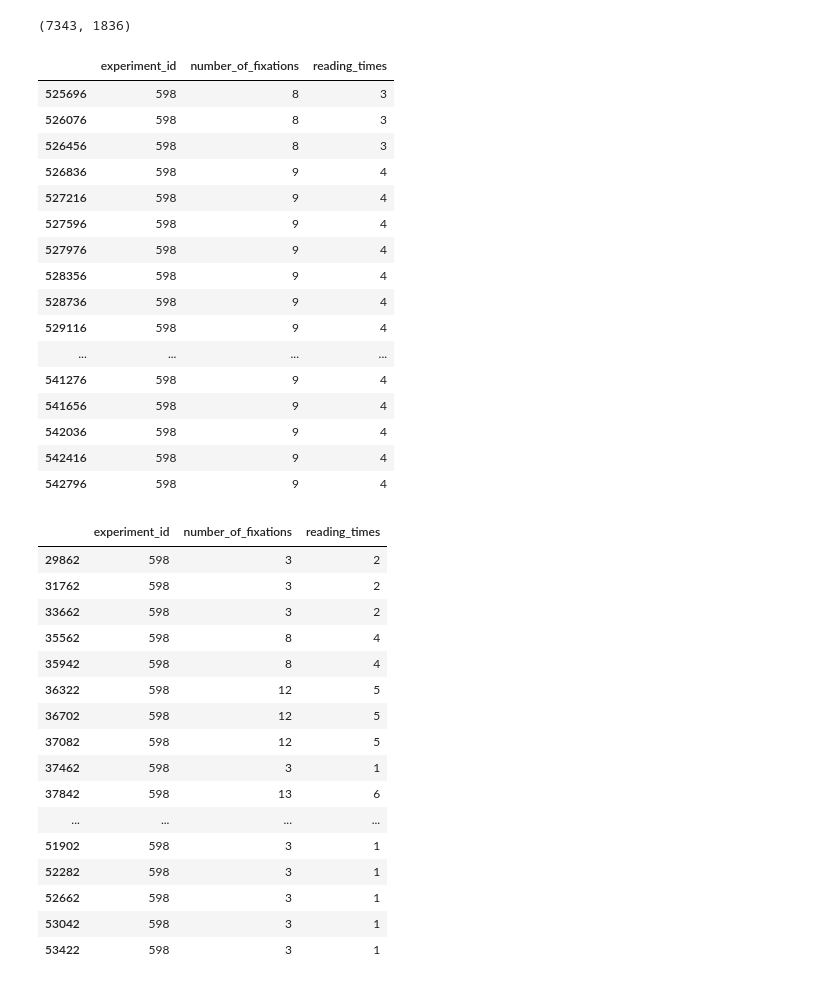
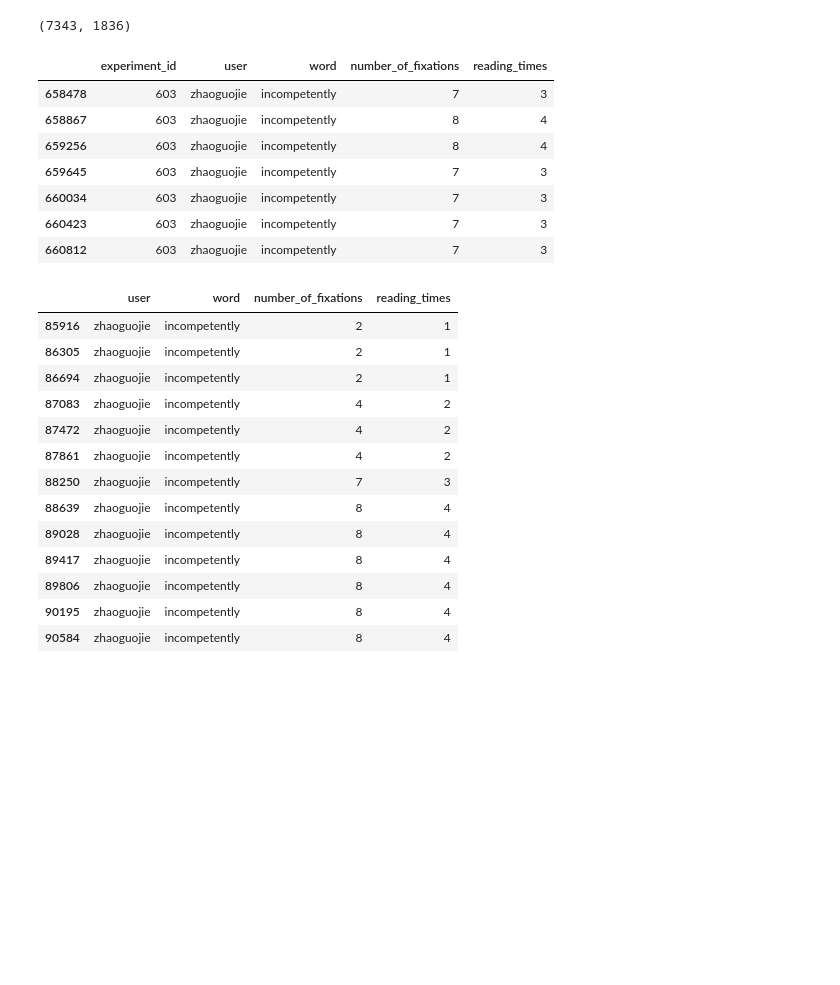
Before and after one commit to WhiteBlacken/reading, a Jupyter notebook: jupyter/data_analysis.ipynb, the cells around one changed output. Drawn from its saved outputs; the diff is of its cells as text; code cells hidden in the pictures; blank space fills up the shorter version.

```diff
--- a/jupyter/data_analysis.ipynb
+++ b/jupyter/data_analysis.ipynb
@@ -841,51 +841,46 @@ def draw_gaussian_person(counts_dict, rows, cols):
 # %%
 cols = ['experiment_id','number_of_fixations','reading_times']
 # %%
+# 查找需要检查的id
 import pandas as pd
+word = 'incompetently'
+cols = ['experiment_id','user','word','number_of_fixations','reading_times']
+
 data = pd.read_csv('dataset/2022-11-26-all.csv')
-data = data.loc[(data['word']=='Postgraduates')&(data['number_of_fixations']>=7)]
+data = data.loc[(data['word']==word)&(data['number_of_fixations']>=7)]
 data[cols]
 # %% [output]
-|  | experiment_id | number_of_fixations | reading_times |
-| 525696 | 598 | 8 | 3 |
-| 526076 | 598 | 8 | 3 |
-| 526456 | 598 | 8 | 3 |
-| 526836 | 598 | 9 | 4 |
-| 527216 | 598 | 9 | 4 |
-| 527596 | 598 | 9 | 4 |
-| 527976 | 598 | 9 | 4 |
-| 528356 | 598 | 9 | 4 |
-| 528736 | 598 | 9 | 4 |
-| 529116 | 598 | 9 | 4 |
-| ... | ... | ... | ... |
-| 541276 | 598 | 9 | 4 |
-| 541656 | 598 | 9 | 4 |
-| 542036 | 598 | 9 | 4 |
-| 542416 | 598 | 9 | 4 |
-| 542796 | 598 | 9 | 4 |
+|  | experiment_id | user | word | number_of_fixations | reading_times |
+| 658478 | 603 | zhaoguojie | incompetently | 7 | 3 |
+| 658867 | 603 | zhaoguojie | incompetently | 8 | 4 |
+| 659256 | 603 | zhaoguojie | incompetently | 8 | 4 |
+| 659645 | 603 | zhaoguojie | incompetently | 7 | 3 |
+| 660034 | 603 | zhaoguojie | incompetently | 7 | 3 |
+| 660423 | 603 | zhaoguojie | incompetently | 7 | 3 |
+| 660812 | 603 | zhaoguojie | incompetently | 7 | 3 |
 # %%
+# 检查新生成的特征的数量
+import pandas as pd
+word = 'incompetently'
+experiment_id = 603
+cols = ['user','word','number_of_fixations','reading_times']
 
-import pandas as pd
-data = pd.read_csv('dataset/2022-11-30test-all.csv')
-data = data.loc[(data['word']=='Postgraduates')&(data['experiment_id']==598)&(data['number_of_fixations']>0)]
-
+data = pd.read_csv('dataset/2022-11-30-test-all.csv')
+data = data.loc[(data['word']==word)&(data['number_of_fixations']>0)]
 data[cols]
 # %% [output]
-|  | experiment_id | number_of_fixations | reading_times |
-| 29862 | 598 | 3 | 2 |
-| 31762 | 598 | 3 | 2 |
-| 33662 | 598 | 3 | 2 |
-| 35562 | 598 | 8 | 4 |
-| 35942 | 598 | 8 | 4 |
-| 36322 | 598 | 12 | 5 |
-| 36702 | 598 | 12 | 5 |
-| 37082 | 598 | 12 | 5 |
-| 37462 | 598 | 3 | 1 |
-| 37842 | 598 | 13 | 6 |
-| ... | ... | ... | ... |
-| 51902 | 598 | 3 | 1 |
-| 52282 | 598 | 3 | 1 |
-| 52662 | 598 | 3 | 1 |
-| 53042 | 598 | 3 | 1 |
-| 53422 | 598 | 3 | 1 |
+|  | user | word | number_of_fixations | reading_times |
+| 85916 | zhaoguojie | incompetently | 2 | 1 |
+| 86305 | zhaoguojie | incompetently | 2 | 1 |
+| 86694 | zhaoguojie | incompetently | 2 | 1 |
+| 87083 | zhaoguojie | incompetently | 4 | 2 |
+| 87472 | zhaoguojie | incompetently | 4 | 2 |
+| 87861 | zhaoguojie | incompetently | 4 | 2 |
+| 88250 | zhaoguojie | incompetently | 7 | 3 |
+| 88639 | zhaoguojie | incompetently | 8 | 4 |
+| 89028 | zhaoguojie | incompetently | 8 | 4 |
+| 89417 | zhaoguojie | incompetently | 8 | 4 |
+| 89806 | zhaoguojie | incompetently | 8 | 4 |
+| 90195 | zhaoguojie | incompetently | 8 | 4 |
+| 90584 | zhaoguojie | incompetently | 8 | 4 |
 # %%
```
Also changed, not shown: parts of 1 cell of this notebook, 4 other files.
